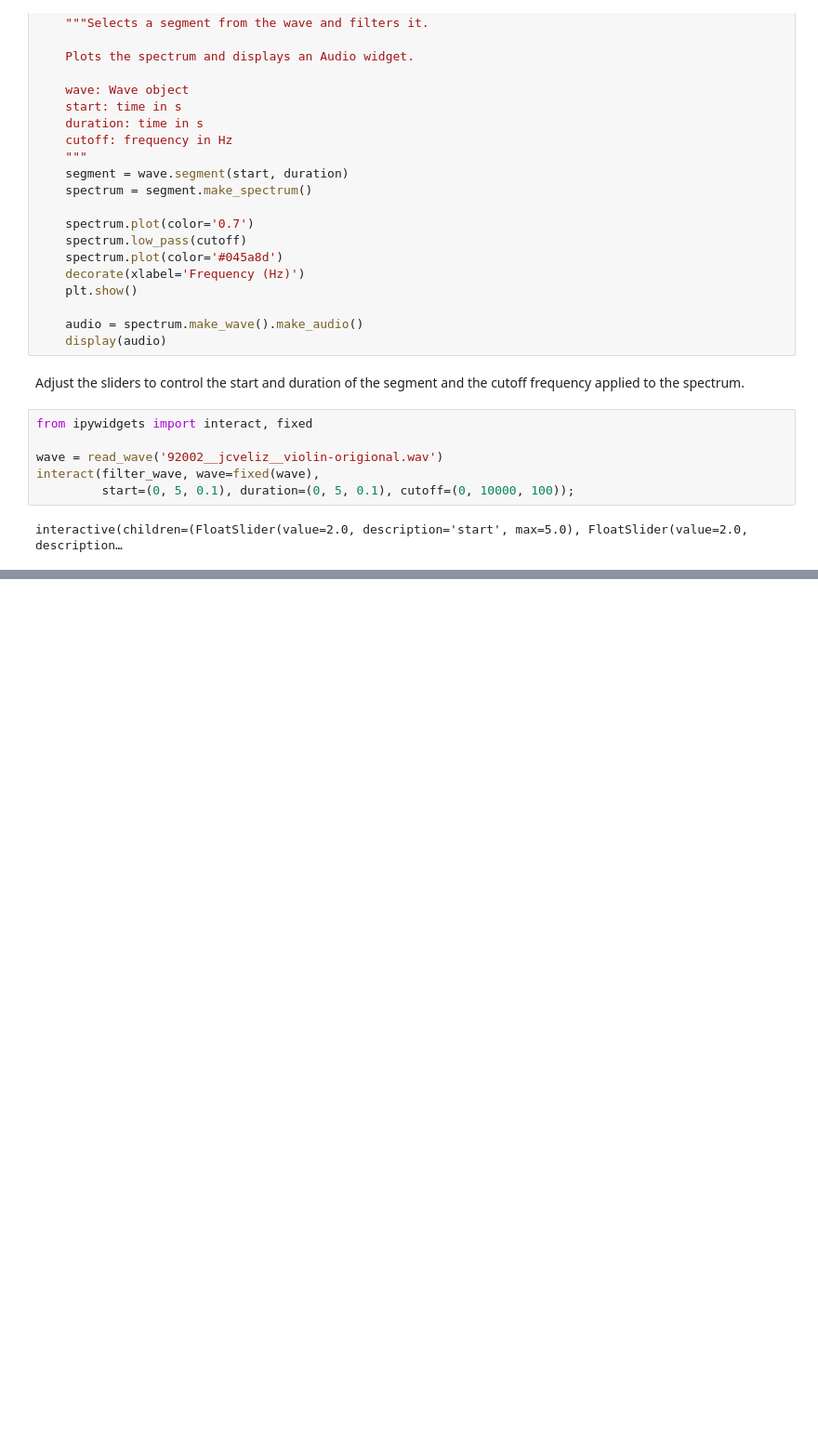
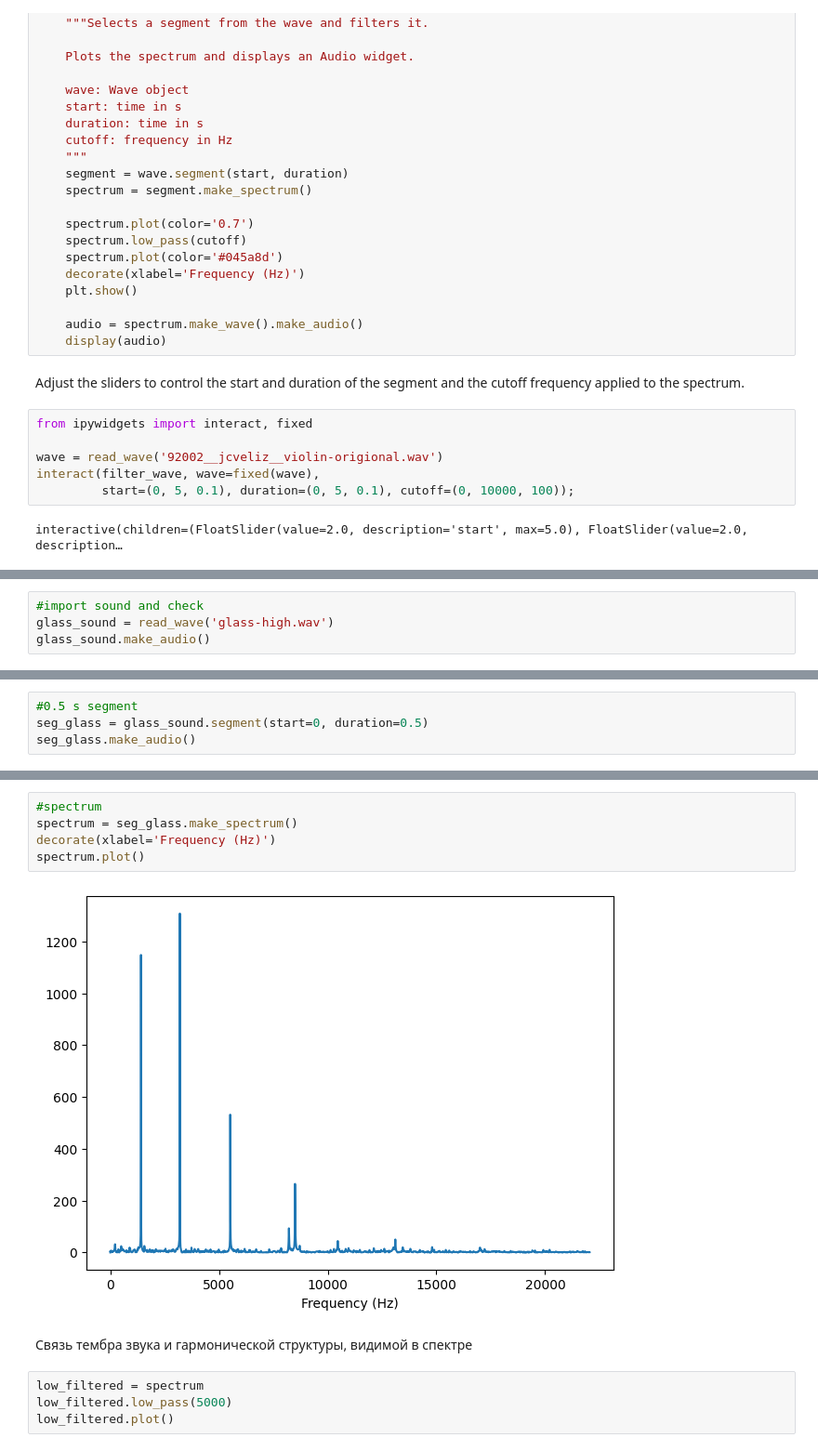
Before and after one commit to brfrmhvn/ThinkDSP, a Jupyter notebook: code/chap01.ipynb, the cells around one changed output, grey strips where cells are left out. Shown at 93% size. Drawn from its saved outputs; the diff is of its cells as text; blank space fills up the shorter version.

```diff
--- a/code/chap01.ipynb
+++ b/code/chap01.ipynb
@@ -266,0 +277,4 @@ interactive(children=(FloatSlider(value=2.0, description='start', max=5.0), Floa
+# %%
+#import sound and check
+glass_sound = read_wave('glass-high.wav')
+glass_sound.make_audio()
@@ -266,0 +283,4 @@ interactive(children=(FloatSlider(value=2.0, description='start', max=5.0), Floa
+# %%
+#0.5 s segment
+seg_glass = glass_sound.segment(start=0, duration=0.5)
+seg_glass.make_audio()
@@ -266,0 +289,13 @@ interactive(children=(FloatSlider(value=2.0, description='start', max=5.0), Floa
+# %%
+#spectrum
+spectrum = seg_glass.make_spectrum()
+decorate(xlabel='Frequency (Hz)')
+spectrum.plot()
+# %% [output]
+[figure, added]
+# %% [markdown]
+Связь тембра звука и гармонической структуры, видимой в спектре
+# %%
+low_filtered = spectrum
+low_filtered.low_pass(5000)
+low_filtered.plot()
```
Also changed, not shown: parts of 15 cells of this notebook.
